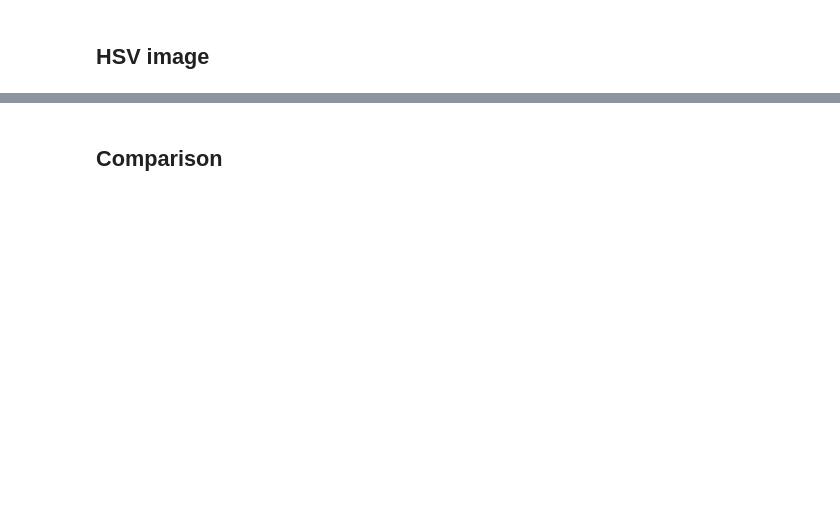
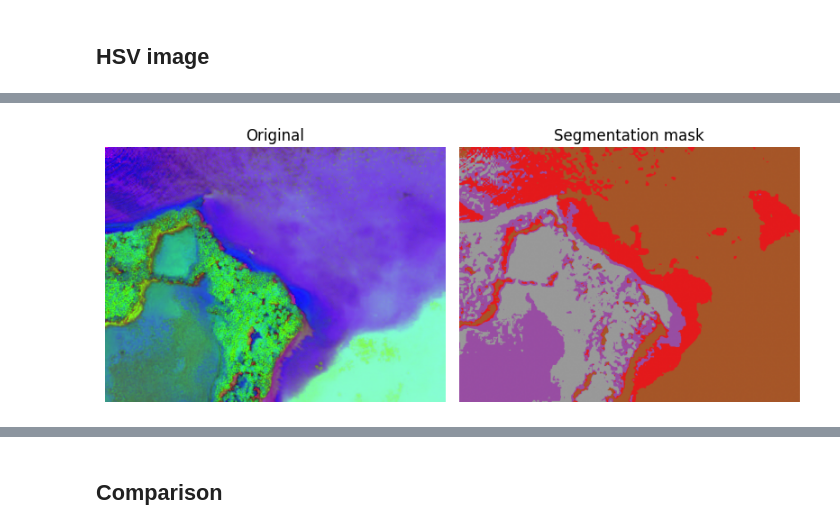
Before and after one commit to JuanJRP/machine_learning, a Jupyter notebook: Sem_06/kmeans_images.ipynb, the cells around one changed output, grey strips where cells are left out. Saved outputs shown, nothing was run; the diff lists cells and outputs as text; code cells hidden in the pictures; blank space fills up the shorter version.

```diff
--- a/Sem_06/kmeans_images.ipynb
+++ b/Sem_06/kmeans_images.ipynb
@@ -69,7 +84,7 @@ plt.tight_layout()
 ## **HSV image**
 # %%
 # Train kmeans
-n = _
-kmeans = KMeans(n_clusters = n, random_state=0).fit( _ )
+n = 4
+kmeans = KMeans(n_clusters = n, random_state=0).fit( vectorized_hsv )
 # %%
 # Predict to segment regions
@@ -80,9 +97,11 @@ print(vectorized_hsv.shape, img_rgb.shape, clustered_hsv.shape)
 # %%
 # Plot original and segmentation masks
-_, axes = plt.subplots (1, 2, figsize = (12,5))
-axes[0].imshow( _ ), axes[0].set_axis_off(), axes[0].set_title("Original")
-axes[1].imshow( _ ), axes[1].set_axis_off(), axes[1].set_title("Segmentation mask")
+_, axes = plt.subplots (1, 2, figsize = (8,4))
+axes[0].imshow( img_hsv ), axes[0].set_axis_off(), axes[0].set_title("Original")
+axes[1].imshow( clustered_hsv, cmap='Set1' ), axes[1].set_axis_off(), axes[1].set_title("Segmentation mask")
 plt.tight_layout()
+# %% [output]
+[figure, added]
 # %%
 # Mask only the cluster number 0 (turn the rest of pixels into black)
 cluster = 0
```
Also changed, not shown: parts of 14 cells of this notebook, 4 other files.
